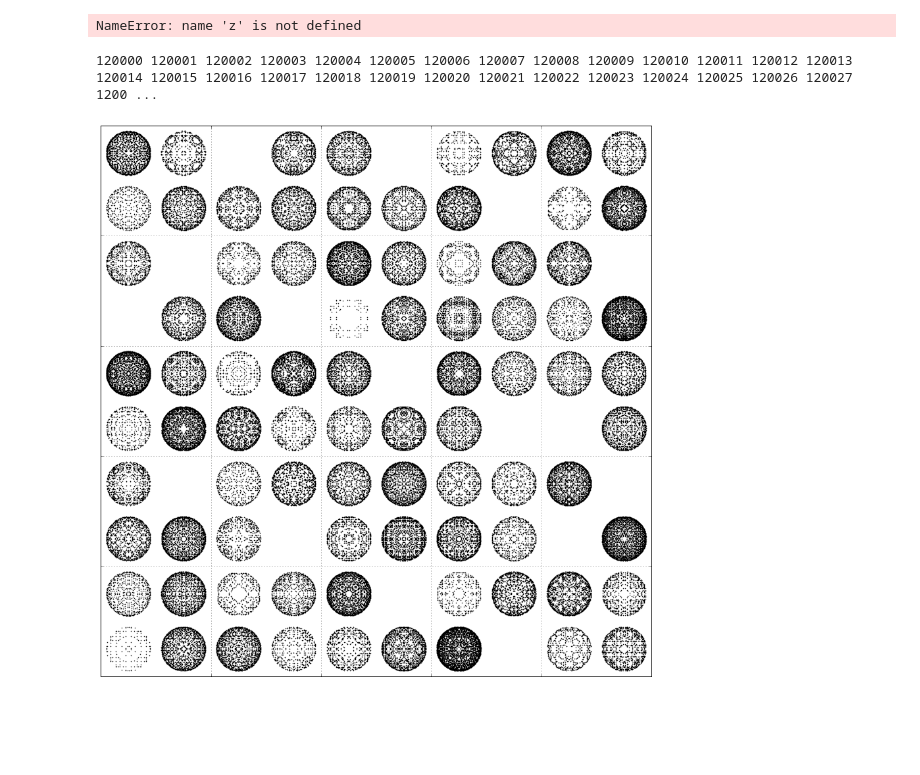
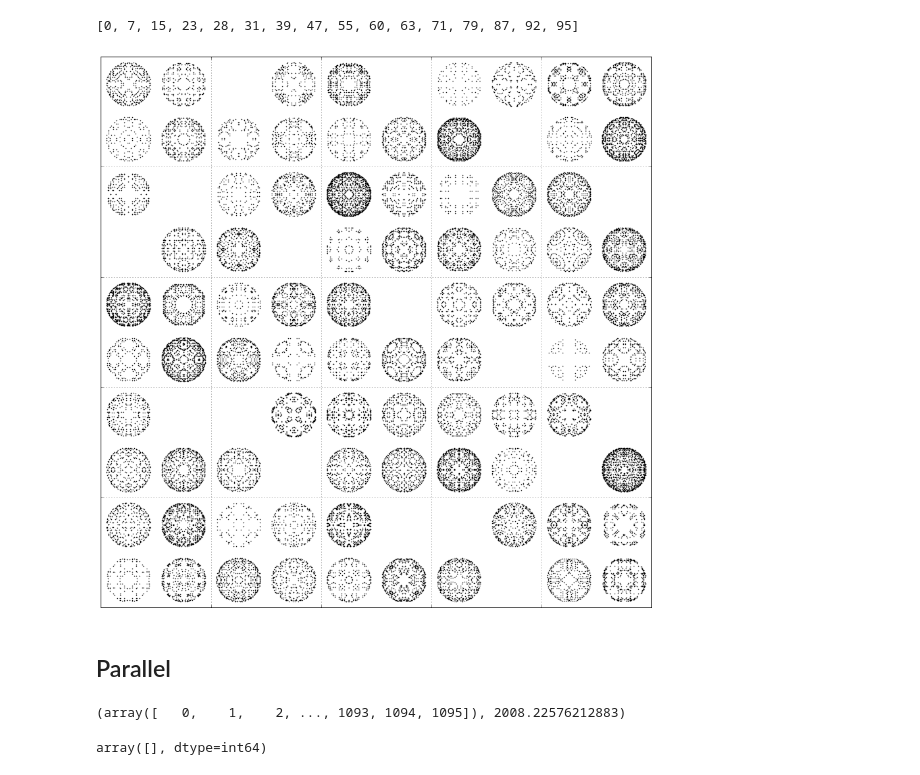
Before and after one commit to mango314/math-blog, a Jupyter notebook: 101017 - sum of squares.ipynb, the cells around one changed output. Cells and saved outputs as stored; diff of their text form; code cells hidden in the pictures; blank space fills up the shorter version.

```diff
--- a/101017 - sum of squares.ipynb
+++ b/101017 - sum of squares.ipynb
@@ -12,7 +13,19 @@ def SOS(M):
     z = np.array(z)
 
     return z
-# %%
-z.shape
-# %% [output]
-NameError: name 'z' is not defined
+# %%
+def g(n):
+    if n == 0:
+        return False
+    elif n%4 == 0:
+        return g(n/4)
+    elif n%4 == 2:
+        return True
+    elif n%8 == 7:
+        return False
+    else:
+        return True
+
+print [n for n in range(100) if not g(n)]
+# %% [output]
+[0, 7, 15, 23, 28, 31, 39, 47, 55, 60, 63, 71, 79, 87, 92, 95]
@@ -19,32 +34,75 @@ NameError: name 'z' is not defined
 # %%
 # is there a tool for turning Python into flow charts?
 
-A,B = 120000, 120100
+A,B = 12000, A+100
+
+start_time = time.time()
 
 for M in range(A,B):
 
-    print M,
+    #print M,
 
-    z = SOS(M)
+    if g(M):
+        z = SOS(M)
+    else:
+        z = np.array([])
     #print z.shape
+
+    #print time.time() - start_time
+    start_time = time.time()
 
     if z.shape[0] > 0:
         for a in [-1,1]:
             for b in [-1,1]:
                 plt.plot(  a*z[:,0]/M**0.5/2.5 + 1*(M%10) + 0.5
                          , b*z[:,1]/M**0.5/2.5 + 1*(M//10 - A/10)+ 0.5
                          , 'k.'
                          , markersize= 2)
 
 plt.xlim([0, 10])
 plt.ylim([0, 10])
 
 plt.grid(True)
 
 plt.xticks( [2*x for x in range(5)], ["" for a in range(10)])
 plt.yticks( [2*x for x in range(5)], ["" for a in range(10)])
 
 plt.show()
 # %% [output]
-120000 120001 120002 120003 120004 120005 120006 120007 120008 120009 120010 120011 120012 120013 120014 120015 120016 120017 120018 120019 120020 120021 120022 120023 120024 120025 120026 120027 1200 ...
-[figure, old version]
+[figure, new version]
+# %% [markdown]
+## Parallel
+# %%
+# is there a tool for turning Python into flow charts?
+
+A = 1200000
+B = A + 100
+
+F = { k : file("SOS/%s.txt"%(k), "w") for k in A + np.arange(100) }
+
+n = np.arange( np.sqrt(B)).astype(int)
+sq = n**2
+
+#start_time = time.time()
+
+
+for x in n:
+    #print int(x**0.5), time.time() - start_time
+    for y in n:
+        for z in n:
+
+            m = x**2 + y**2 + z**2
+
+            #if m < B:
+            #    X[m] += 1
+
+            if m >= A and m < B:
+                F[m].write("(%s,%s,%s)\n"%(x,y,z))
+
+n, time.time() - start_time
+# %% [output]
+(array([   0,    1,    2, ..., 1093, 1094, 1095]), 2008.22576212883)
+# %%
+X[A:B]
+# %% [output]
+array([], dtype=int64)
```
Also changed, not shown: parts of 4 cells of this notebook.
